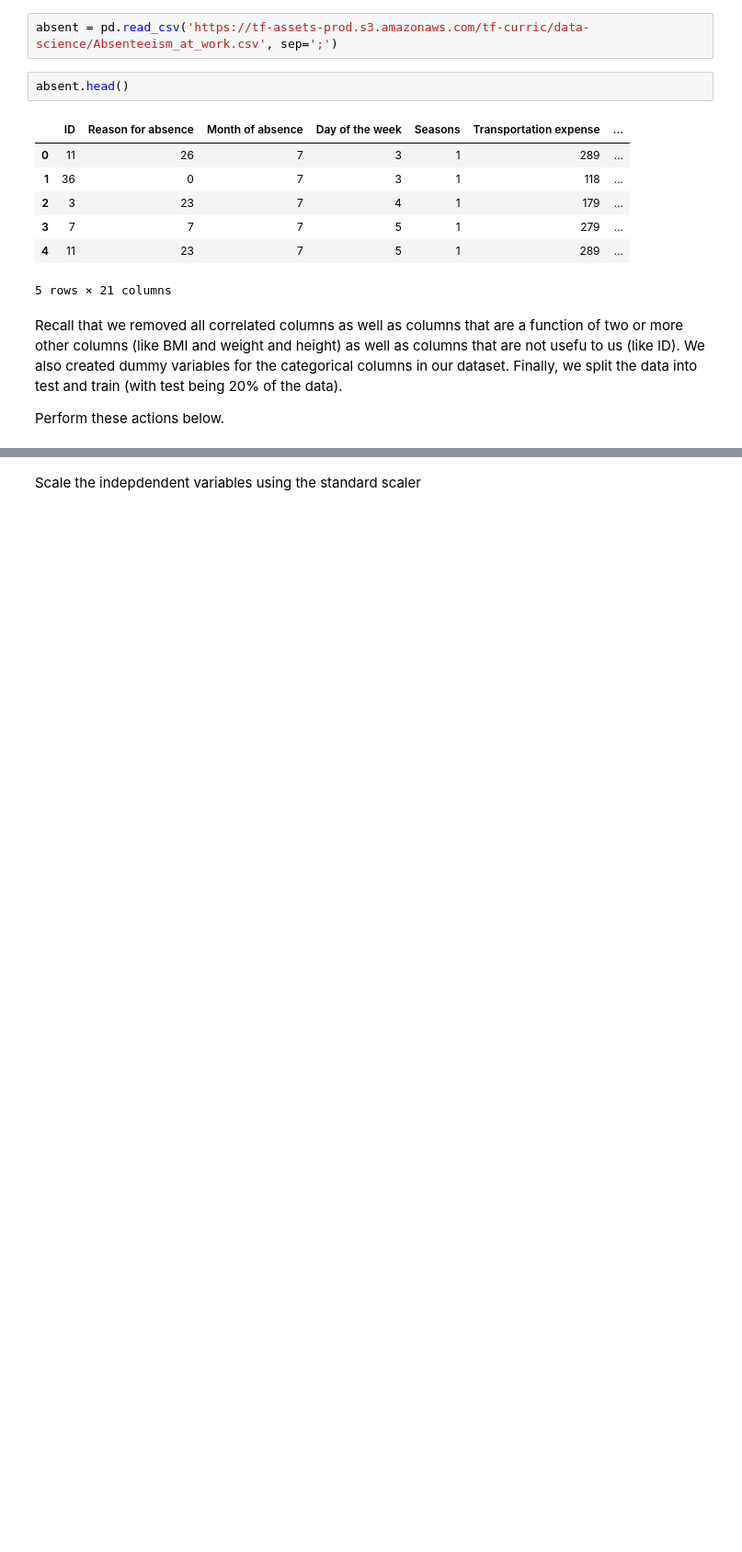
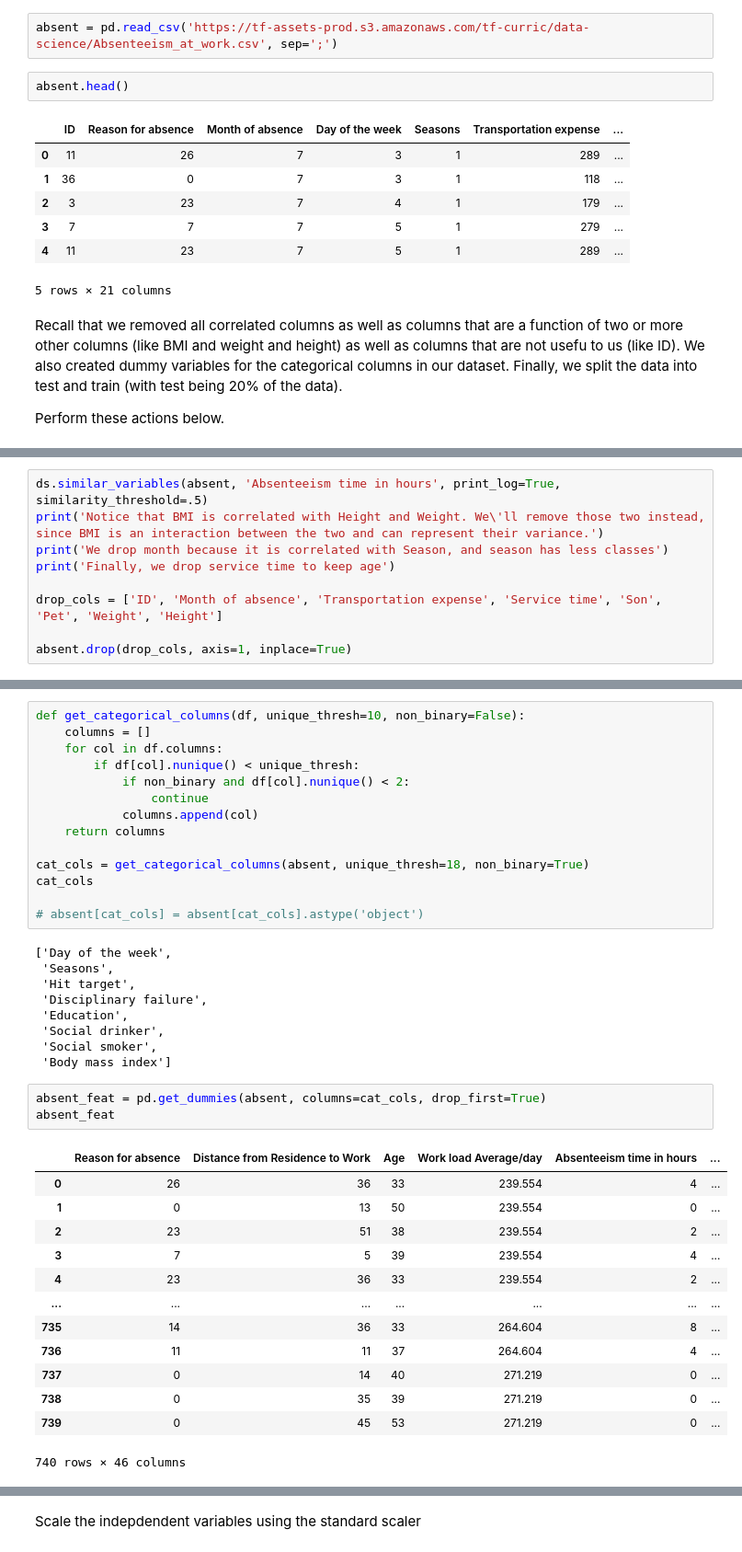
Before and after one commit to thinkful-dsi-cassowary/dsi3_student_pair_work, a Jupyter notebook: Coby/34_01_Day 34 Lecture 1 Assignment.ipynb, the cells around one changed output, grey strips where cells are left out. Shown at 92% size. Cells and saved outputs as stored; diff of their text form; blank space fills up the shorter version.

```diff
--- a/Coby/34_01_Day 34 Lecture 1 Assignment.ipynb
+++ b/Coby/34_01_Day 34 Lecture 1 Assignment.ipynb
@@ -32,0 +41,9 @@ Perform these actions below.
+# %%
+ds.similar_variables(absent, 'Absenteeism time in hours', print_log=True, similarity_threshold=.5)
+print('Notice that BMI is correlated with Height and Weight. We\'ll remove those two instead, since BMI is an interaction between the two and can represent their variance.')
+print('We drop month because it is correlated with Season, and season has less classes')
+print('Finally, we drop service time to keep age')
+
+drop_cols = ['ID', 'Month of absence', 'Transportation expense', 'Service time', 'Son', 'Pet', 'Weight', 'Height']
+
+absent.drop(drop_cols, axis=1, inplace=True)
@@ -32,0 +58,40 @@ Perform these actions below.
+# %%
+def get_categorical_columns(df, unique_thresh=10, non_binary=False):
+    columns = []
+    for col in df.columns:
+        if df[col].nunique() < unique_thresh:
+            if non_binary and df[col].nunique() < 2:
+                continue
+            columns.append(col)
+    return columns
+
+cat_cols = get_categorical_columns(absent, unique_thresh=18, non_binary=True)
+cat_cols
+
+# absent[cat_cols] = absent[cat_cols].astype('object')
+# %% [output]
+['Day of the week',
+ 'Seasons',
+ 'Hit target',
+ 'Disciplinary failure',
+ 'Education',
+ 'Social drinker',
+ 'Social smoker',
+ 'Body mass index']
+# %%
+absent_feat = pd.get_dummies(absent, columns=cat_cols, drop_first=True)
+absent_feat
+# %% [output]
+|  | Reason for absence | Distance from Residence to Work | Age | Work load Average/day | Absenteeism time in hours | ... |
+| 0 | 26 | 36 | 33 | 239.554 | 4 | ... |
+| 1 | 0 | 13 | 50 | 239.554 | 0 | ... |
+| 2 | 23 | 51 | 38 | 239.554 | 2 | ... |
+| 3 | 7 | 5 | 39 | 239.554 | 4 | ... |
+| 4 | 23 | 36 | 33 | 239.554 | 2 | ... |
+| ... | ... | ... | ... | ... | ... | ... |
+| 735 | 14 | 36 | 33 | 264.604 | 8 | ... |
+| 736 | 11 | 11 | 37 | 264.604 | 4 | ... |
+| 737 | 0 | 14 | 40 | 271.219 | 0 | ... |
+| 738 | 0 | 35 | 39 | 271.219 | 0 | ... |
+| 739 | 0 | 45 | 53 | 271.219 | 0 | ... |
+740 rows × 46 columns
```
Also changed, not shown: parts of 15 cells of this notebook.
